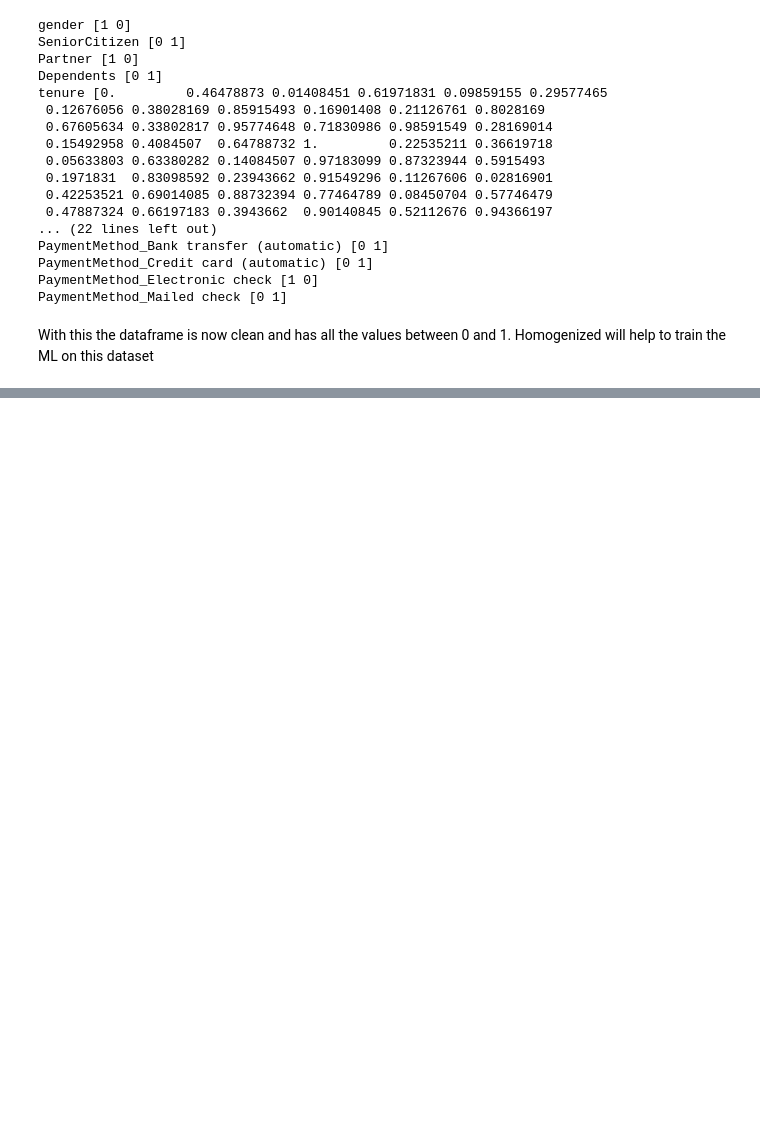
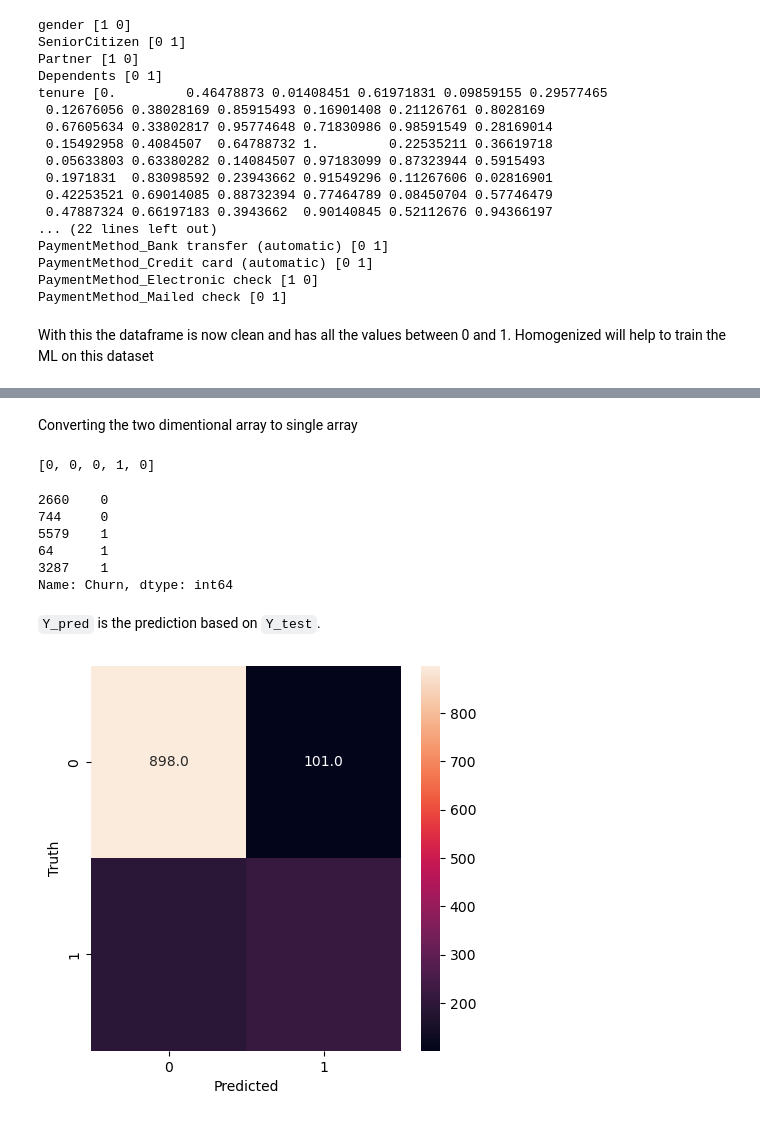
Before and after one commit to Ajinkya213/churn-prediction-ANN, a Jupyter notebook: churn-prediction-ANN.ipynb, the cells around one changed output, grey strips where cells are left out. Saved outputs shown, nothing was run; the diff lists cells and outputs as text; code cells hidden in the pictures; blank space fills up the shorter version.

Commit message:
Completed the ANN
Trained a ML vased on modified dataset

```diff
--- a/churn-prediction-ANN.ipynb
+++ b/churn-prediction-ANN.ipynb
@@ -412,0 +477,11 @@ With this the dataframe is now clean and has all the values between 0 and 1. Hom
+# %%
+model = keras.Sequential([
+    keras.layers.Dense(20, input_shape=(26,), activation='relu'),
+    keras.layers.Dense(1, activation='sigmoid')
+])
+
+model.compile(optimizer='adam',
+             loss='binary_crossentropy',
+             metrics=['accuracy'])
+
+model.fit(X_train, Y_train, epochs=5)
@@ -412,0 +502,2 @@ With this the dataframe is now clean and has all the values between 0 and 1. Hom
+# %%
+model.fit(X_train, Y_train, epochs=50)
@@ -412,0 +532,3 @@ With this the dataframe is now clean and has all the values between 0 and 1. Hom
+# %%
+yp = model.predict(X_test)
+yp[:5]
@@ -412,0 +544,36 @@ With this the dataframe is now clean and has all the values between 0 and 1. Hom
+# %% [markdown]
+Converting the two dimentional array to single array
+# %%
+Y_pred = []
+for ele in yp:
+    if ele > 0.5:
+        Y_pred.append(1)
+    else:
+        Y_pred.append(0)
+# %%
+Y_pred[:5]
+# %% [output]
+[0, 0, 0, 1, 0]
+# %%
+Y_test[:5]
+# %% [output]
+2660    0
+744     0
+5579    1
+64      1
+3287    1
+Name: Churn, dtype: int64
+# %% [markdown]
+`Y_pred` is the prediction based on `Y_test`.
+# %%
+import seaborn as sn
+cm = tf.math.confusion_matrix(labels=Y_test, predictions=Y_pred)
+
+plt.figure(figsize=(5,5))
+sn.heatmap(cm, annot=True, fmt='.1f' )
+
+plt.xlabel('Predicted')
+plt.ylabel('Truth')
+plt.show()
+# %% [output]
+[figure, added]
```
Also changed, not shown: parts of 26 cells of this notebook, 1 other file.
